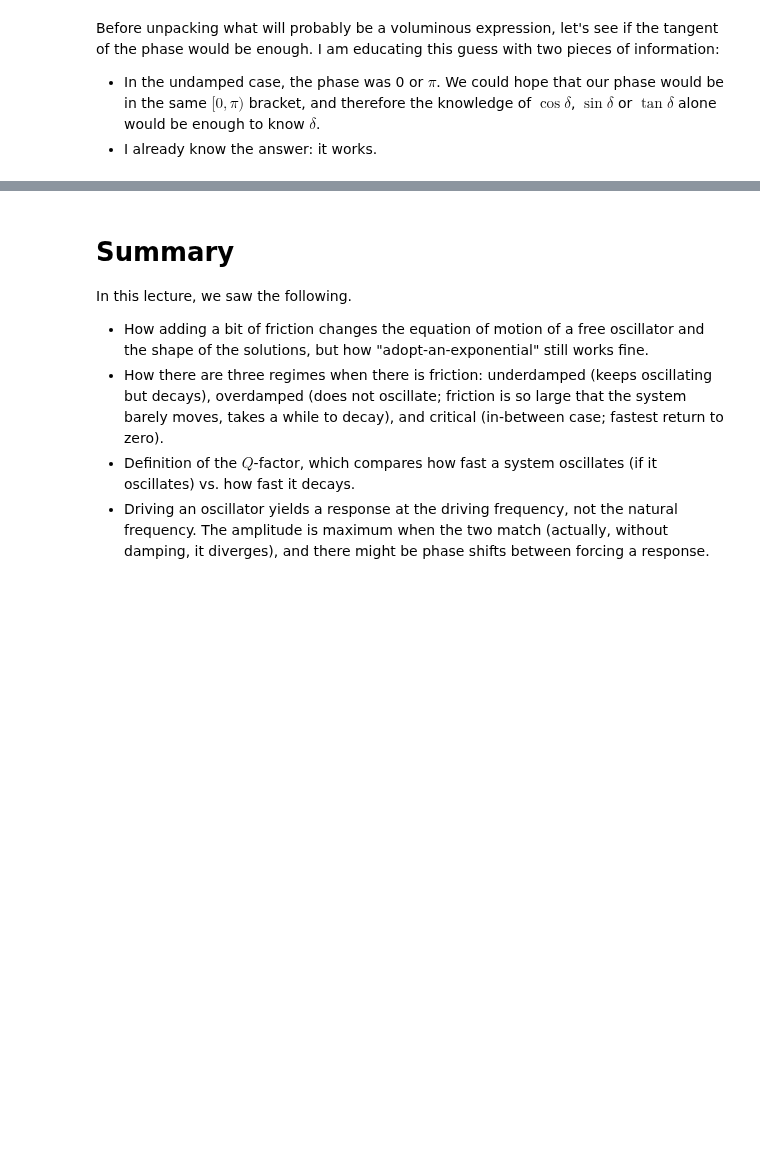
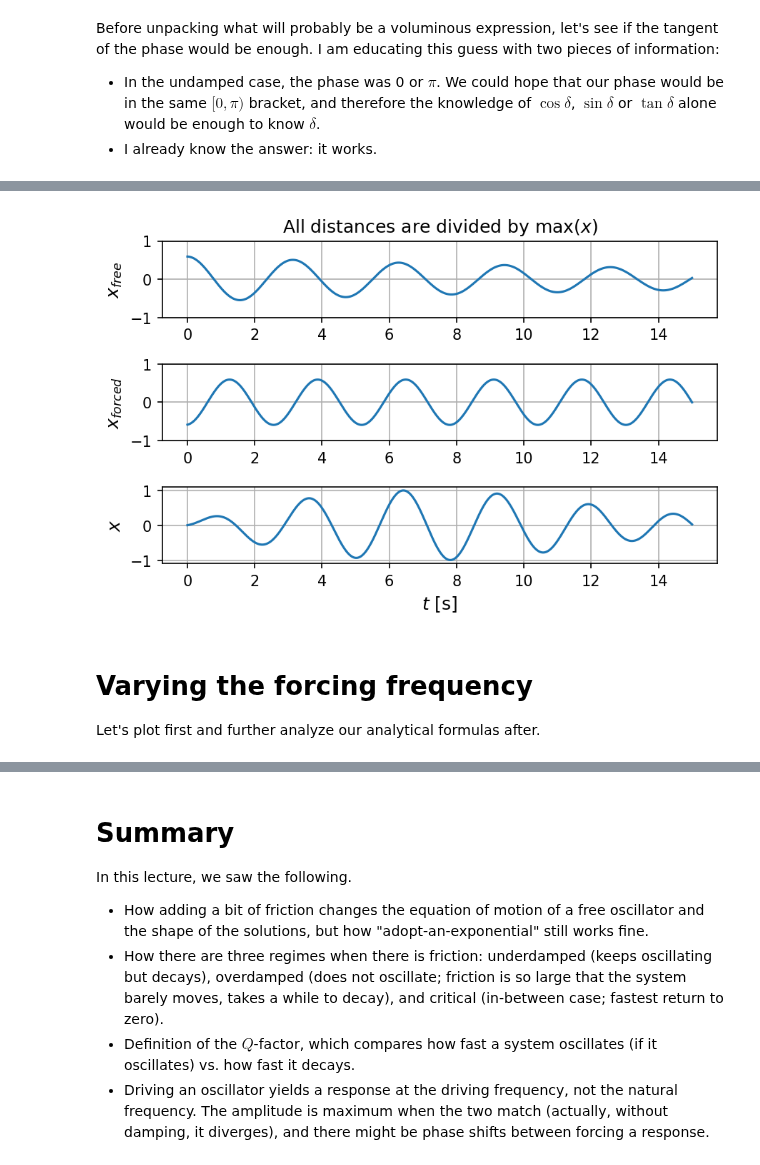
Before and after one commit to ChanJeunlam/254-lectures-2021, a Jupyter notebook: L05-Damped-n-DrivenOscillators/L05-Damped-DrivenOscillators.ipynb, the cells around one changed output, grey strips where cells are left out. Cells and saved outputs as stored; diff of their text form; code cells hidden in the pictures; blank space fills up the shorter version.

```diff
--- a/L05-Damped-n-DrivenOscillators/L05-Damped-DrivenOscillators.ipynb
+++ b/L05-Damped-n-DrivenOscillators/L05-Damped-DrivenOscillators.ipynb
@@ -221,0 +291,8 @@ We now have everything we need to plot the solution $x = A(\omega)\cos\left[\ome
+# %%
+plot_transient()
+# %% [output]
+[figure, added]
+# %% [markdown]
+# Varying the forcing frequency
+
+Let's plot first and further analyze our analytical formulas after.
```
Also changed, not shown: parts of 59 cells of this notebook, 1 other file.
